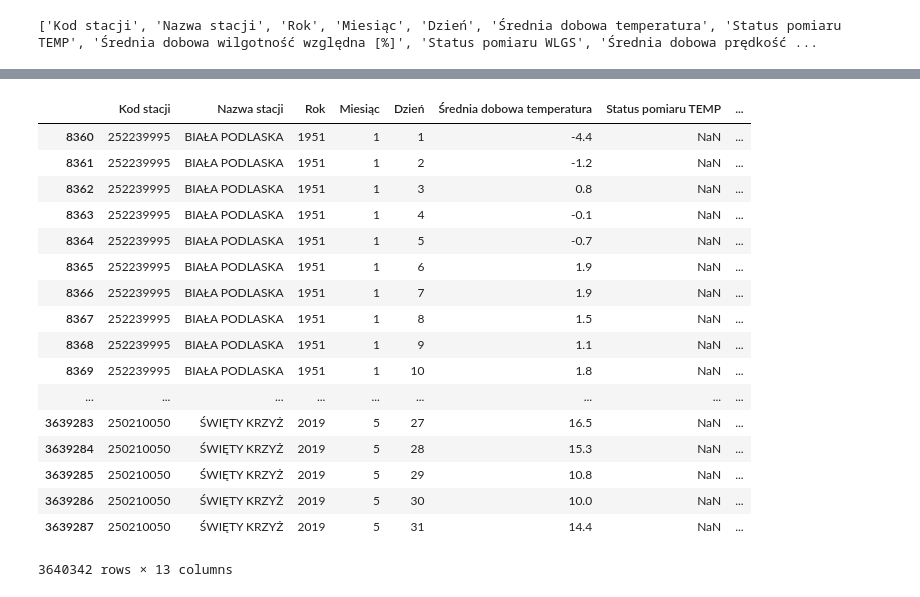
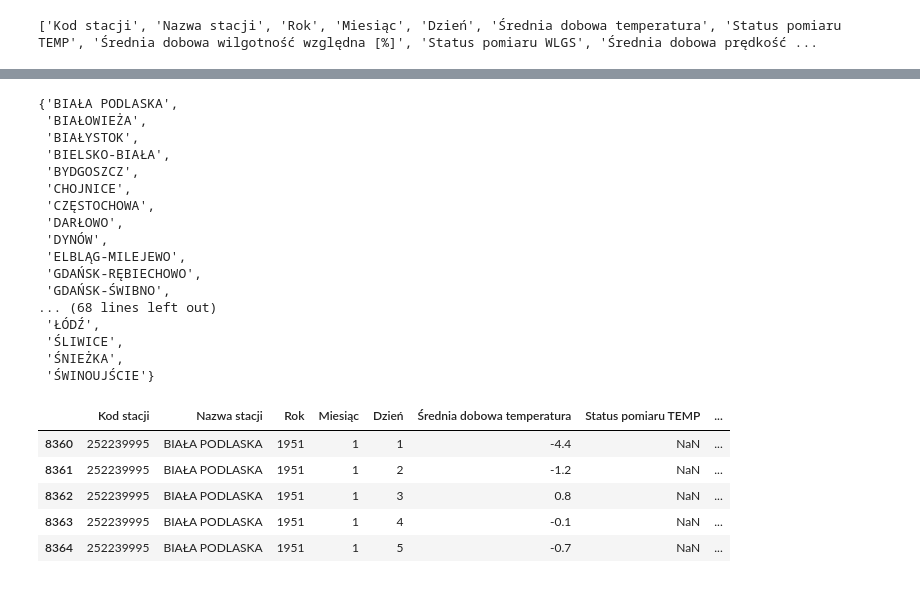
Before and after one commit to NeverTooLateToAutomate/Python, a Jupyter notebook: IMGW/02 IMGW webscraping — kopia.ipynb, the cells around one changed output, grey strips where cells are left out. Saved outputs shown, nothing was run; the diff lists cells and outputs as text; code cells hidden in the pictures.

```diff
--- a/IMGW/02 IMGW webscraping — kopia.ipynb
+++ b/IMGW/02 IMGW webscraping — kopia.ipynb
@@ -278,0 +279,4 @@ temp_df
+# %%
+file_name = r'C:\Users\PJanus\Documents\Python excercises\IMGW\imgw_temp_raw.csv.gz'
+df = pd.read_csv(file_name, sep='\t', encoding='windows-1250')
+df.head()
@@ -278,0 +294,22 @@ temp_df
+# %%
+df_temp = df.loc[(df.Rok == 1951)]
+# print(df_temp['Nazwa stacji'].unique())
+set(df_temp['Nazwa stacji'])
+# %% [output]
+{'BIAŁA PODLASKA',
+ 'BIAŁOWIEŻA',
+ 'BIAŁYSTOK',
+ 'BIELSKO-BIAŁA',
+ 'BYDGOSZCZ',
+ 'CHOJNICE',
+ 'CZĘSTOCHOWA',
+ 'DARŁOWO',
+ 'DYNÓW',
+ 'ELBLĄG-MILEJEWO',
+ 'GDAŃSK-RĘBIECHOWO',
+ 'GDAŃSK-ŚWIBNO',
+... (68 lines left out)
+ 'ŁÓDŹ',
+ 'ŚLIWICE',
+ 'ŚNIEŻKA',
+ 'ŚWINOUJŚCIE'}
@@ -279,23 +318,10 @@ temp_df
 # %%
-temp_df = temp_df.sort_values(['Rok', 'Nazwa stacji', 'Miesiąc', 'Dzień'])
-
-temp_df
+df = df.sort_values(['Rok', 'Nazwa stacji', 'Miesiąc', 'Dzień'])
+df.head()
 # %% [output]
 |  | Kod stacji | Nazwa stacji | Rok | Miesiąc | Dzień | Średnia dobowa temperatura | Status pomiaru TEMP | ... |
 | 8360 | 252239995 | BIAŁA PODLASKA | 1951 | 1 | 1 | -4.4 | NaN | ... |
 | 8361 | 252239995 | BIAŁA PODLASKA | 1951 | 1 | 2 | -1.2 | NaN | ... |
 | 8362 | 252239995 | BIAŁA PODLASKA | 1951 | 1 | 3 | 0.8 | NaN | ... |
 | 8363 | 252239995 | BIAŁA PODLASKA | 1951 | 1 | 4 | -0.1 | NaN | ... |
 | 8364 | 252239995 | BIAŁA PODLASKA | 1951 | 1 | 5 | -0.7 | NaN | ... |
-| 8365 | 252239995 | BIAŁA PODLASKA | 1951 | 1 | 6 | 1.9 | NaN | ... |
-| 8366 | 252239995 | BIAŁA PODLASKA | 1951 | 1 | 7 | 1.9 | NaN | ... |
-| 8367 | 252239995 | BIAŁA PODLASKA | 1951 | 1 | 8 | 1.5 | NaN | ... |
-| 8368 | 252239995 | BIAŁA PODLASKA | 1951 | 1 | 9 | 1.1 | NaN | ... |
-| 8369 | 252239995 | BIAŁA PODLASKA | 1951 | 1 | 10 | 1.8 | NaN | ... |
-| ... | ... | ... | ... | ... | ... | ... | ... | ... |
-| 3639283 | 250210050 | ŚWIĘTY KRZYŻ | 2019 | 5 | 27 | 16.5 | NaN | ... |
-| 3639284 | 250210050 | ŚWIĘTY KRZYŻ | 2019 | 5 | 28 | 15.3 | NaN | ... |
-| 3639285 | 250210050 | ŚWIĘTY KRZYŻ | 2019 | 5 | 29 | 10.8 | NaN | ... |
-| 3639286 | 250210050 | ŚWIĘTY KRZYŻ | 2019 | 5 | 30 | 10.0 | NaN | ... |
-| 3639287 | 250210050 | ŚWIĘTY KRZYŻ | 2019 | 5 | 31 | 14.4 | NaN | ... |
-3640342 rows × 13 columns
```
Also changed, not shown: parts of 32 cells of this notebook.
